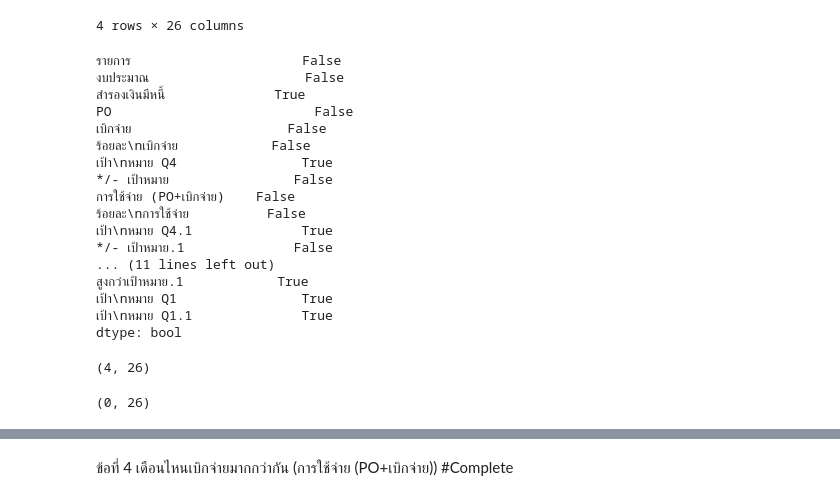
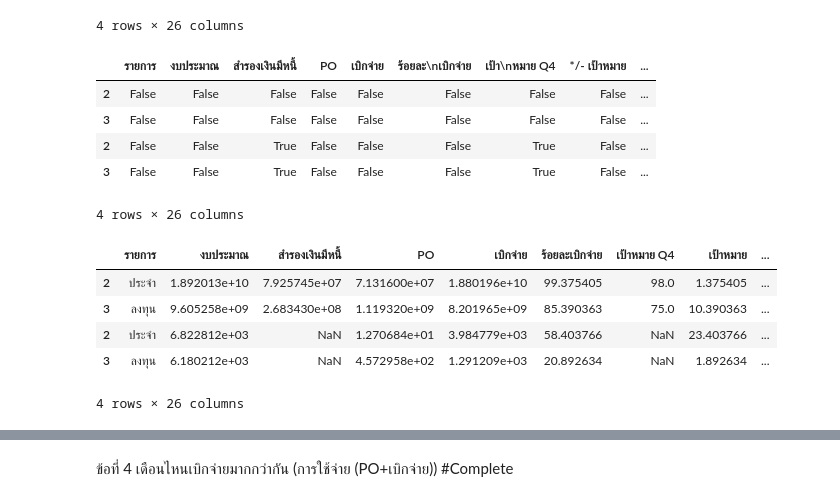
Before and after one commit to ananyapoonsawat/Python_dataviz2023, a Jupyter notebook: Pandas102.ipynb, the cells around one changed output, grey strips where cells are left out. Cells and saved outputs as stored; diff of their text form; code cells hidden in the pictures.

```diff
--- a/Pandas102.ipynb
+++ b/Pandas102.ipynb
@@ -259,31 +251,26 @@ sep_oct_df1
 | 2 | ประจำ | 6.822812e+03 | NaN | 1.270684e+01 | 3.984779e+03 | 58.403766 | NaN | 23.403766 | ... |
 | 3 | ลงทุน | 6.180212e+03 | NaN | 4.572958e+02 | 1.291209e+03 | 20.892634 | NaN | 1.892634 | ... |
 4 rows × 26 columns
+# %%
+sep_oct_df1.isnull() #True=Missing , False=Not Missing ตรวจสอบค่าMissingทั้งตาราง = พบว่ามีค่า Missing ปรากฏ
+# %% [output]
+|  | รายการ | งบประมาณ | สำรองเงินมีหนี้ | PO | เบิกจ่าย | ร้อยละ\nเบิกจ่าย | เป้า\nหมาย Q4 | */- เป้าหมาย | ... |
+| 2 | False | False | False | False | False | False | False | False | ... |
+| 3 | False | False | False | False | False | False | False | False | ... |
+| 2 | False | False | True | False | False | False | True | False | ... |
+| 3 | False | False | True | False | False | False | True | False | ... |
+4 rows × 26 columns
+# %%
+sep_oct_df1.rename(columns=lambda x: x.replace('\n', ''), inplace=True) #เปลี่ยนชื่อตารางโดยนำ \n ออก
+sep_oct_df1.rename(columns=lambda x: x.replace('*/-', ''), inplace=True) #เปลี่ยนชื่อตารางโดยนำ */- ออก
+sep_oct_df1['รายการ.1'].fillna('ไม่ระบุ',inplace=True) #เปลี่ยนค่า NaN ในคอลัมล์ 'รายการ.1' >> 'ไม่ระบุ' เพราะว่าข้อมูลในคอลัมล์นี้เป็นแบบStringไม่สามารถนำมาคำนวณได้
+sep_oct_df1.fillna('-',inplace=True) #เปลี่ยนค่า NaN ในคอลัมล์อื่นๆ >> '-' เพราะว่าไม่มีข้อมูลปรากฏ
 # %%
-sep_oct_df1.isnull().any()
+sep_oct_df1
 # %% [output]
+|  | รายการ | งบประมาณ | สำรองเงินมีหนี้ | PO | เบิกจ่าย | ร้อยละเบิกจ่าย | เป้าหมาย Q4 | เป้าหมาย | ... |
+| 2 | ประจำ | 1.892013e+10 | 7.925745e+07 | 7.131600e+07 | 1.880196e+10 | 99.375405 | 98.0 | 1.375405 | ... |
+| 3 | ลงทุน | 9.605258e+09 | 2.683430e+08 | 1.119320e+09 | 8.201965e+09 | 85.390363 | 75.0 | 10.390363 | ... |
+| 2 | ประจำ | 6.822812e+03 | NaN | 1.270684e+01 | 3.984779e+03 | 58.403766 | NaN | 23.403766 | ... |
+| 3 | ลงทุน | 6.180212e+03 | NaN | 4.572958e+02 | 1.291209e+03 | 20.892634 | NaN | 1.892634 | ... |
-รายการ                      False
-งบประมาณ                    False
-สำรองเงินมีหนี้              True
-PO                          False
-เบิกจ่าย                    False
-ร้อยละ\nเบิกจ่าย            False
-เป้า\nหมาย Q4                True
-*/- เป้าหมาย                False
-การใช้จ่าย (PO+เบิกจ่าย)    False
-ร้อยละ\nการใช้จ่าย          False
-เป้า\nหมาย Q4.1              True
-*/- เป้าหมาย.1              False
-... (11 lines left out)
-สูงกว่าเป้าหมาย.1            True
-เป้า\nหมาย Q1                True
-เป้า\nหมาย Q1.1              True
-dtype: bool
+4 rows × 26 columns
-# %%
-sep_oct_df1.shape
-# %% [output]
-(4, 26)
-# %%
-sep_oct_df1.dropna().shape
-# %% [output]
-(0, 26)
```
Also changed, not shown: parts of 9 cells of this notebook.
